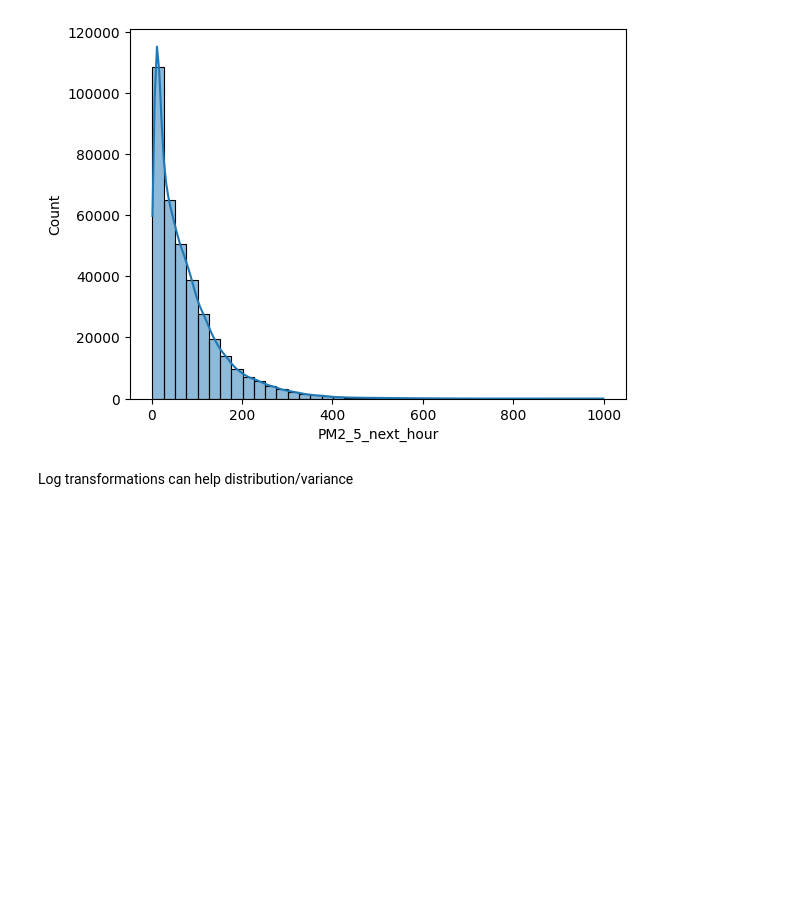
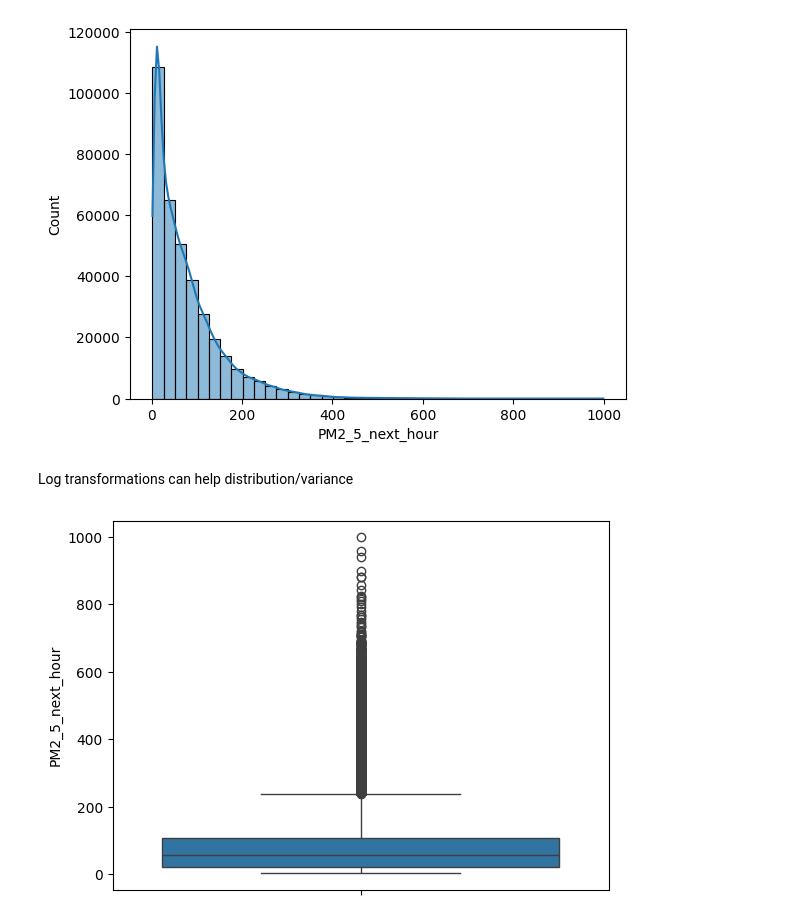
Before and after one commit to alexandertruong7981/datathon-cookathon, a Jupyter notebook: AT_attempt/AT_Attempt.ipynb, the cells around one changed output. Drawn from its saved outputs; the diff is of its cells as text; code cells hidden in the pictures; blank space fills up the shorter version.

```diff
--- a/AT_Attempt.ipynb
+++ b/AT_attempt/AT_Attempt.ipynb
@@ -70,6 +70,11 @@ plt.show()
 [figure]
 # %% [markdown]
 Log transformations can help distribution/variance
+# %%
+sns.boxplot(y = target)
+plt.show()
+# %% [output]
+[figure, added]
 # %%
 df.describe().round(4)
 # %% [output]
```
Also changed, not shown: 5 other files.
